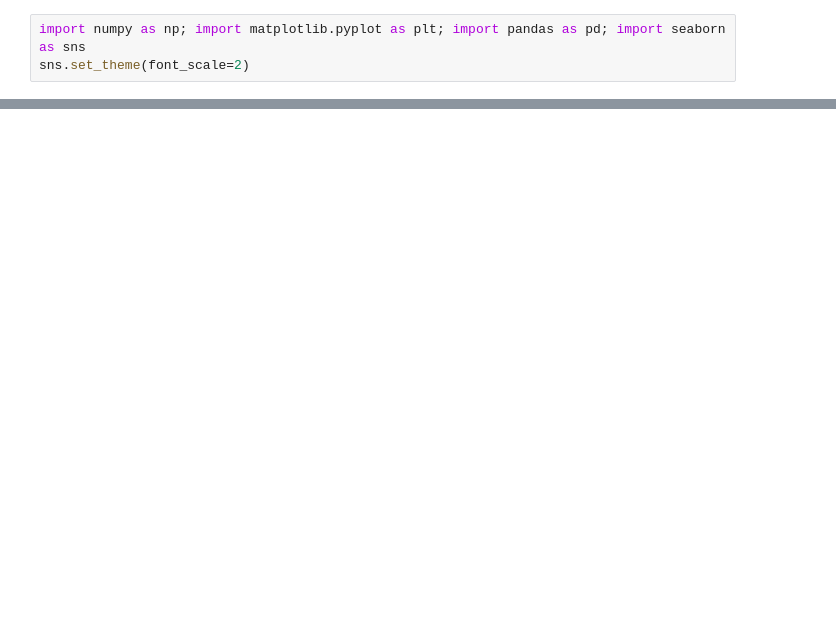
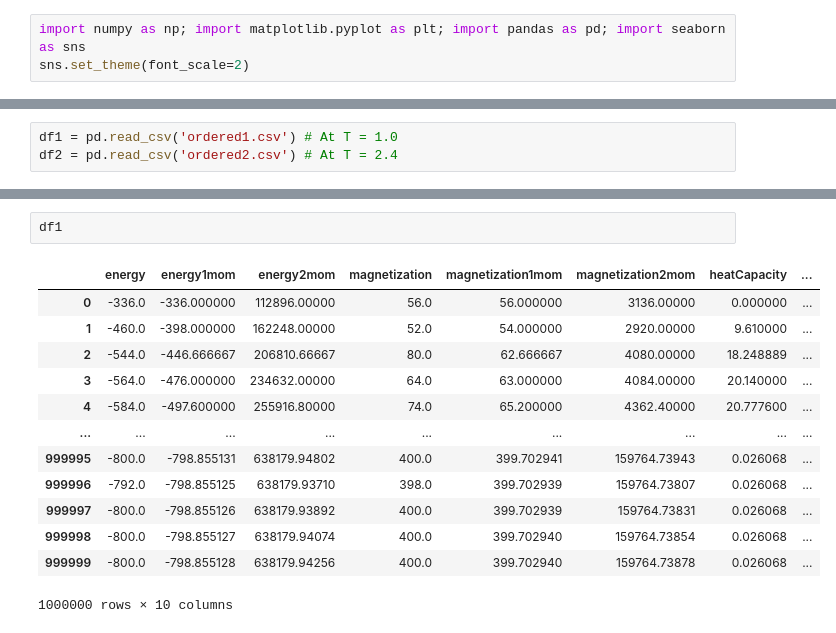
Before and after one commit to augude/fys3150, a Jupyter notebook: Project4/plotting.ipynb, the cells around one changed output, grey strips where cells are left out. Drawn from its saved outputs; the diff is of its cells as text; blank space fills up the shorter version.

```diff
--- a/Project4/plotting.ipynb
+++ b/Project4/plotting.ipynb
@@ -162,0 +160,3 @@ plt.show()
+# %%
+df1 = pd.read_csv('ordered1.csv') # At T = 1.0
+df2 = pd.read_csv('ordered2.csv') # At T = 2.4
@@ -162,0 +171,16 @@ plt.show()
+# %%
+df1
+# %% [output]
+|  | energy | energy1mom | energy2mom | magnetization | magnetization1mom | magnetization2mom | heatCapacity | ... |
+| 0 | -336.0 | -336.000000 | 112896.00000 | 56.0 | 56.000000 | 3136.00000 | 0.000000 | ... |
+| 1 | -460.0 | -398.000000 | 162248.00000 | 52.0 | 54.000000 | 2920.00000 | 9.610000 | ... |
+| 2 | -544.0 | -446.666667 | 206810.66667 | 80.0 | 62.666667 | 4080.00000 | 18.248889 | ... |
+| 3 | -564.0 | -476.000000 | 234632.00000 | 64.0 | 63.000000 | 4084.00000 | 20.140000 | ... |
+| 4 | -584.0 | -497.600000 | 255916.80000 | 74.0 | 65.200000 | 4362.40000 | 20.777600 | ... |
+| ... | ... | ... | ... | ... | ... | ... | ... | ... |
+| 999995 | -800.0 | -798.855131 | 638179.94802 | 400.0 | 399.702941 | 159764.73943 | 0.026068 | ... |
+| 999996 | -792.0 | -798.855125 | 638179.93710 | 398.0 | 399.702939 | 159764.73807 | 0.026068 | ... |
+| 999997 | -800.0 | -798.855126 | 638179.93892 | 400.0 | 399.702939 | 159764.73831 | 0.026068 | ... |
+| 999998 | -800.0 | -798.855127 | 638179.94074 | 400.0 | 399.702940 | 159764.73854 | 0.026068 | ... |
+| 999999 | -800.0 | -798.855128 | 638179.94256 | 400.0 | 399.702940 | 159764.73878 | 0.026068 | ... |
+1000000 rows × 10 columns
```
Also changed, not shown: parts of 8 cells of this notebook, 5 other files.
